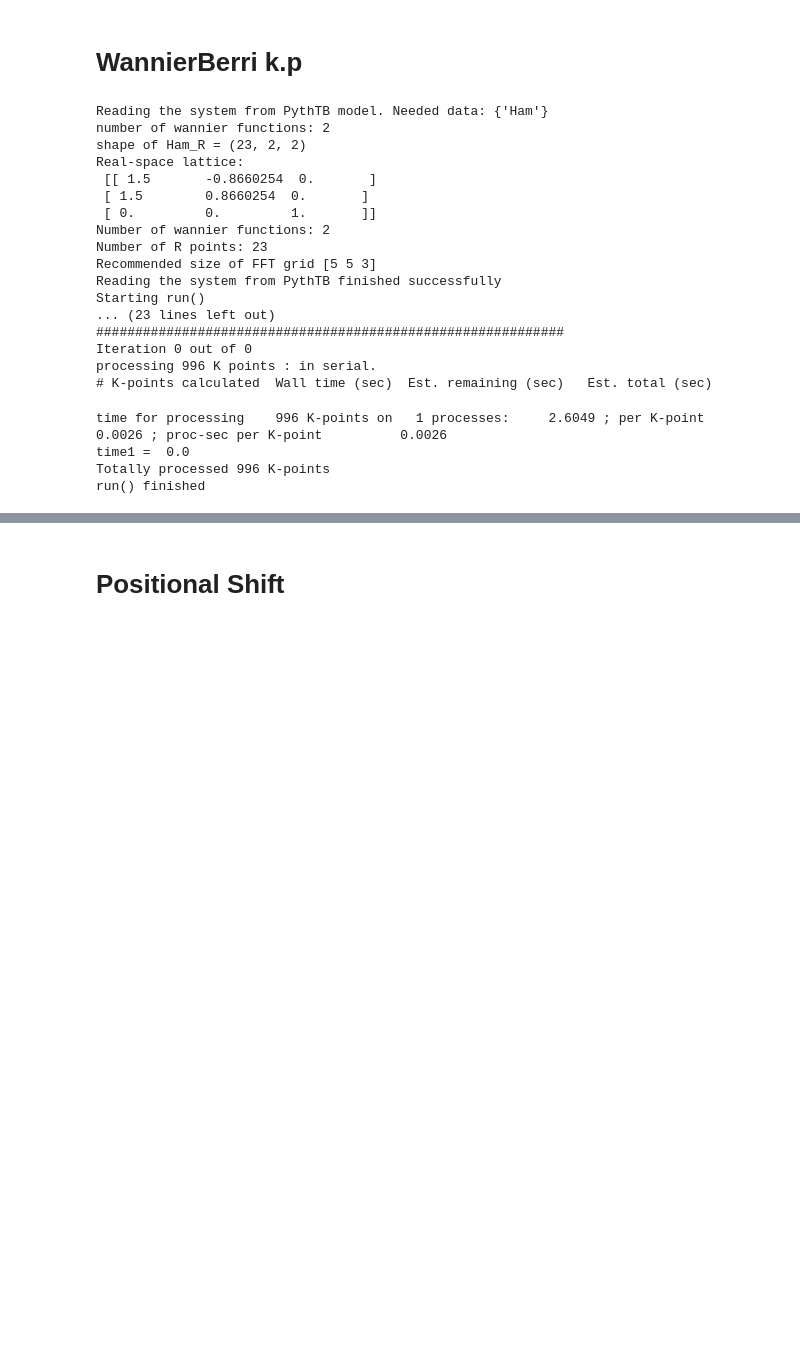
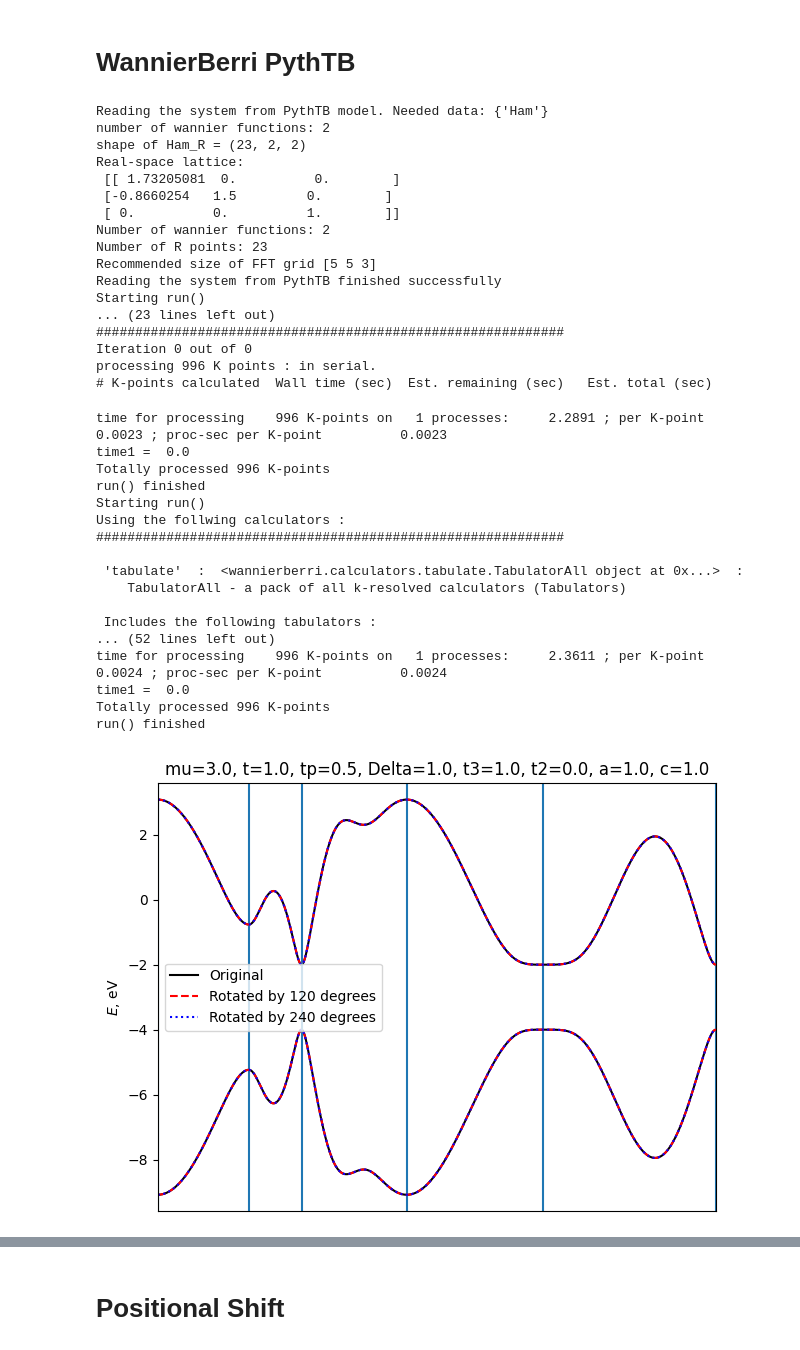
Before and after one commit to elchatz/pos-shift-test, a Jupyter notebook: Ferroaxial-TB.ipynb, the cells around one changed output, grey strips where cells are left out. Saved outputs shown, nothing was run; the diff lists cells and outputs as text; code cells hidden in the pictures; blank space fills up the shorter version.

Commit message:
Updated PythTB model with k-resolved quantities

```diff
--- a/Ferroaxial-TB.ipynb
+++ b/Ferroaxial-TB.ipynb
@@ -11,3 +11,3 @@ import ray
 # %% [markdown]
-# WannierBerri k.p
+# WannierBerri PythTB
 # %%
@@ -47,43 +51,88 @@ def model_ferroaxial_pythtb(mu=0.0, t=1.0, tp=1.0, Delta=1.0, tpz=1.0, tc=0.0, a
 
     return my_model
 # %%
-system = System_PythTB(ptb_model=model_ferroaxial_pythtb(mu=0.0, t=1.0, tp=1.0, Delta=1.0, tpz=1.0, tc=0.0, a=1.0))
+parameters = dict(mu=3.0, t=1.0, tp=0.5, Delta=1.0, t3=1.0, t2=0.0, a=1.0, c=1.0)
+model = model_ferroaxial_pythtb(**parameters)
+system = System_PythTB(model)
 
 path=wberri.Path.from_nodes(system,
         nodes=[
                 [0.0, 0.0, 0.0],  # G (Gamma): Center of the BZ
                 [0.5, 0.0, 0.0],  # M: Center of the rectangular side face
                 [1/3, 1/3, 0.0],   # K: Corner of the hexagonal face
                 [0.0, 0.0, 0.0],  # G (Gamma): Center of the BZ
                 [0.0, 0.0, 0.5],  # A: Center of the top face (k_z = pi/c)
                 [1/3, 1/3, 0.0]   # K: Corner of the hexagonal face
             ],
              labels=["G", "M", "K", "G", "A", "K"],
              nk = 200 )
 
 bands = evaluate_k_path(system, path=path)
+
+recip_latt = system.recip_lattice
+kp_cart = np.array(path.get_kpoints_cart())
+
+rot_mat = np.array([[np.cos(np.radians(120)), -np.sin(np.radians(120)), 0],
+                    [np.sin(np.radians(120)),  np.cos(np.radians(120)), 0],
+                    [0, 0, 1]])
+
+kp_cart_rot =  kp_cart @ rot_mat.T
+kp_cart_rot2 = kp_cart @ rot_mat.T @ rot_mat.T
+
+kp_latt_rot = kp_cart_rot @ np.linalg.inv(recip_latt)
+kp_latt_rot2 = kp_cart_rot2 @ np.linalg.inv(recip_latt)
+
+path_rot = wberri.Path(recip_lattice=recip_latt, k_list=kp_latt_rot)
+path_rot2 = wberri.Path(recip_lattice=recip_latt, k_list=kp_latt_rot2)
+
+bands_rot = evaluate_k_path(system, path=path_rot)
+bands_rot2 = evaluate_k_path(system, path=path_rot2)
+
+bands.plot_path_fat(path, close_fig=False, show_fig=False, label="Original", linecolor='k')
+bands_rot.plot_path_fat(path_rot, linecolor='r', kwargs_line={'linestyle':'--'},label="Rotated by 120 degrees", show_fig=False, close_fig=False)
+bands_rot2.plot_path_fat(path_rot2, linecolor='b', kwargs_line={'linestyle':':'},label="Rotated by 240 degrees", show_fig=False, close_fig=False)
+plt.title(", ".join([f"{key}={value}" for key, value in parameters.items()]))
+plt.legend()
+plt.tight_layout()
+filename = "ferroaxial_bands" + "_".join([f"{key}={value:.3f}" for key, value in parameters.items()]) + ".pdf"
+plt.savefig(filename)
+plt.show()
 # %% [output]
 Reading the system from PythTB model. Needed data: {'Ham'}
 number of wannier functions: 2
 shape of Ham_R = (23, 2, 2)
 Real-space lattice:
- [[ 1.5       -0.8660254  0.       ]
- [ 1.5        0.8660254  0.       ]
- [ 0.         0.         1.       ]]
+ [[ 1.73205081  0.          0.        ]
+ [-0.8660254   1.5         0.        ]
+ [ 0.          0.          1.        ]]
 Number of wannier functions: 2
 Number of R points: 23
 Recommended size of FFT grid [5 5 3]
 Reading the system from PythTB finished successfully
 Starting run()
 ... (23 lines left out)
 ############################################################
 Iteration 0 out of 0
 processing 996 K points : in serial.
 # K-points calculated  Wall time (sec)  Est. remaining (sec)   Est. total (sec)
-time for processing    996 K-points on   1 processes:     2.6049 ; per K-point          0.0026 ; proc-sec per K-point          0.0026
+time for processing    996 K-points on   1 processes:     2.2891 ; per K-point          0.0023 ; proc-sec per K-point          0.0023
 time1 =  0.0
 Totally processed 996 K-points
 run() finished
+Starting run()
+Using the follwing calculators :
+############################################################
+
+ 'tabulate'  :  <wannierberri.calculators.tabulate.TabulatorAll object at 0x...>  :
+    TabulatorAll - a pack of all k-resolved calculators (Tabulators)
+
+ Includes the following tabulators :
+... (52 lines left out)
+time for processing    996 K-points on   1 processes:     2.3611 ; per K-point          0.0024 ; proc-sec per K-point          0.0024
+time1 =  0.0
+Totally processed 996 K-points
+run() finished
+[figure, added]
 # %%
 bands.plot_path_fat(path, close_fig=False, show_fig=False)
 #plt.title(f"μ={my_model.mu}, t={my_model.t}, t'={my_model.tp}, Δ={my_model.Delta}, t'z={my_model.tpz}, tc={my_model.tc}")
```
Also changed, not shown: parts of 21 cells of this notebook.
